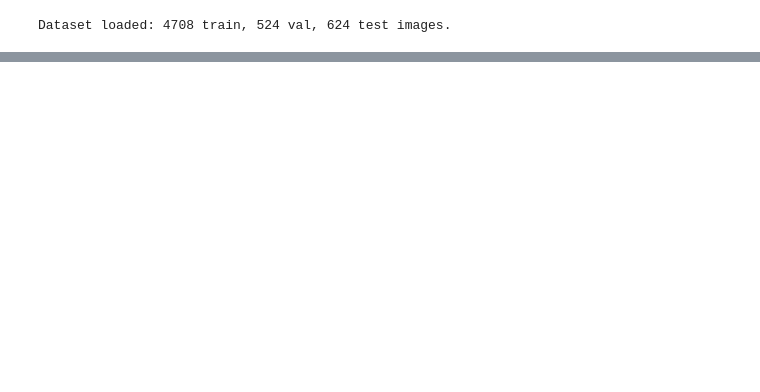
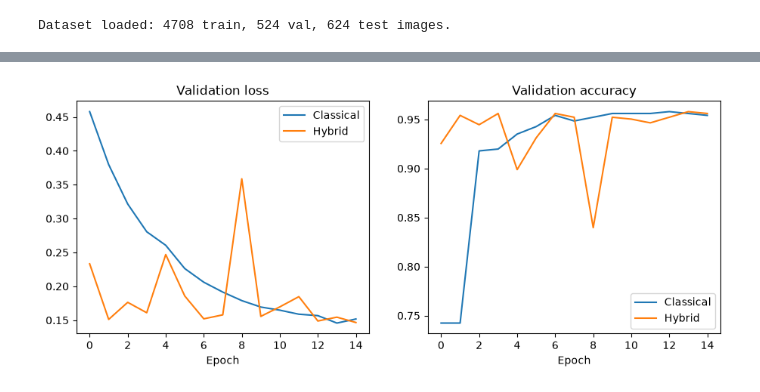
Before and after one commit to Pratz2005/Quantum-Transfer-Learning, a Jupyter notebook: main.ipynb, the cells around one changed output, grey strips where cells are left out. Cells and saved outputs as stored; diff of their text form; code cells hidden in the pictures; blank space fills up the shorter version.

```diff
--- a/main.ipynb
+++ b/main.ipynb
@@ -244,0 +327,10 @@ Epoch 15/15 | Train Acc: 0.9620 | Val Acc: 0.9599
+# %%
+fig, axes = plt.subplots(1, 2, figsize=(11, 4))
+for name, h in [("Classical", classical_history), ("Hybrid", quantum_history)]:
+    axes[0].plot(h['val_loss'], label=name)
+    axes[1].plot(h['val_acc'], label=name)
+axes[0].set_title("Validation loss"); axes[1].set_title("Validation accuracy")
+for a in axes: a.set_xlabel("Epoch"); a.legend()
+plt.show()
+# %% [output]
+[figure, added]
```
Also changed, not shown: parts of 5 cells of this notebook.
